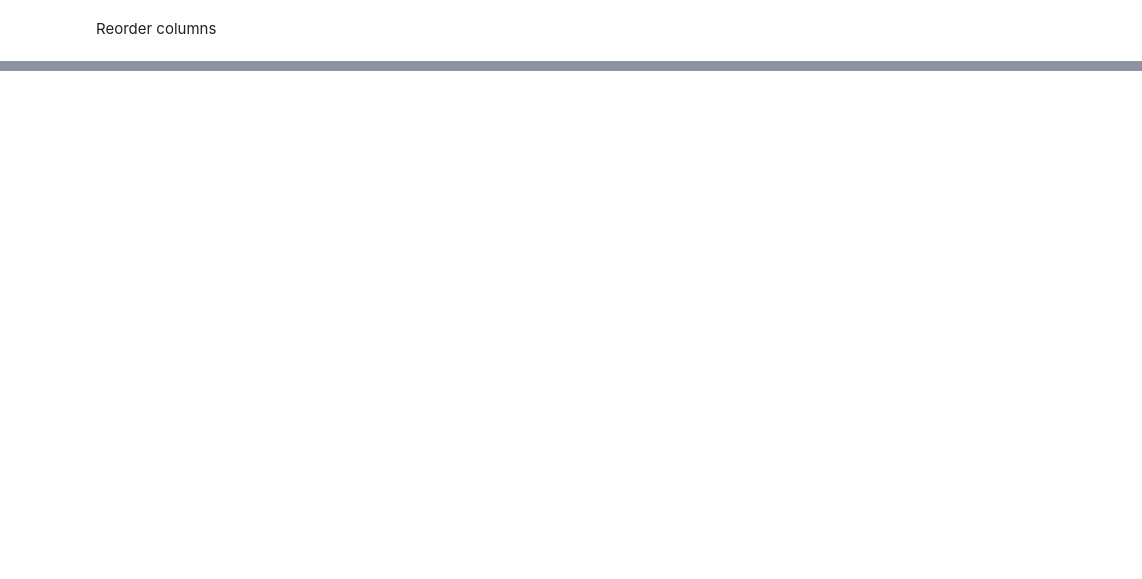
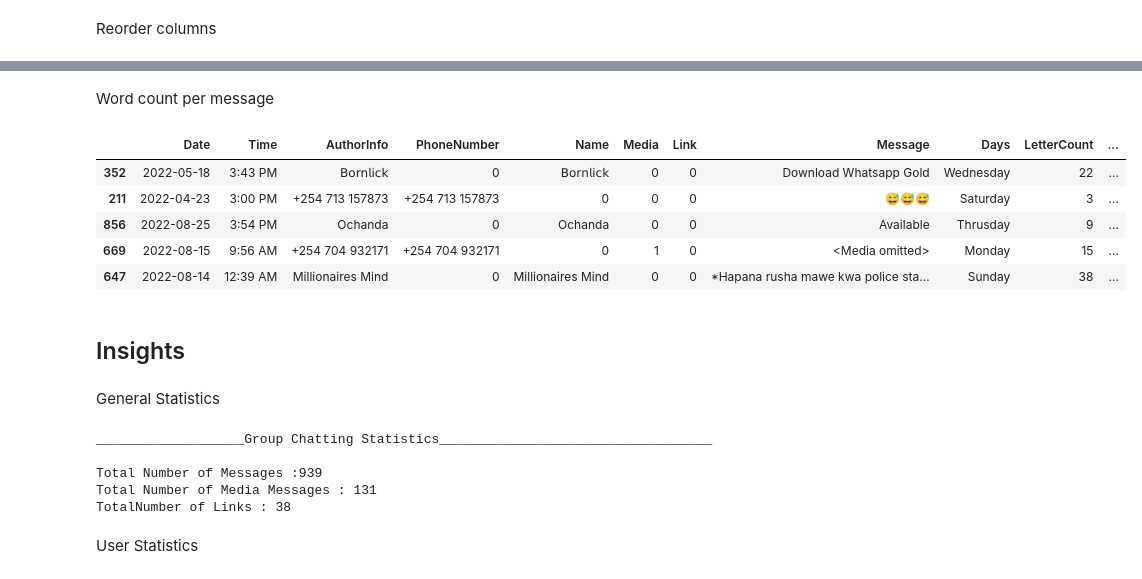
Before and after one commit to Naftal-Rainer/WhatsApp-Group-Chat-Analysis-Dashboard, a Jupyter notebook: cleansing.ipynb, the cells around one changed output, grey strips where cells are left out. Saved outputs shown, nothing was run; the diff lists cells and outputs as text; code cells hidden in the pictures; blank space fills up the shorter version.

```diff
--- a/cleansing.ipynb
+++ b/cleansing.ipynb
@@ -366,0 +393,2 @@ data_clean.to_excel('result.xlsx', index=False)
+# %% [markdown]
+Word count per message
@@ -366,0 +397,30 @@ data_clean.to_excel('result.xlsx', index=False)
+# %%
+data_clean.sample(5)
+# %% [output]
+|  | Date | Time | AuthorInfo | PhoneNumber | Name | Media | Link | Message | Days | LetterCount | ... |
+| 352 | 2022-05-18 | 3:43 PM | 𝖡𝗈𝗋𝗇𝗅𝗂𝖼𝗄 | 0 | 𝖡𝗈𝗋𝗇𝗅𝗂𝖼𝗄 | 0 | 0 | Download Whatsapp Gold | Wednesday | 22 | ... |
+| 211 | 2022-04-23 | 3:00 PM | +254 713 157873 | +254 713 157873 | 0 | 0 | 0 | 😅😅😅 | Saturday | 3 | ... |
+| 856 | 2022-08-25 | 3:54 PM | Ochanda | 0 | Ochanda | 0 | 0 | Available | Thrusday | 9 | ... |
+| 669 | 2022-08-15 | 9:56 AM | +254 704 932171 | +254 704 932171 | 0 | 1 | 0 | <Media omitted> | Monday | 15 | ... |
+| 647 | 2022-08-14 | 12:39 AM | Millionaires Mind | 0 | Millionaires Mind | 0 | 0 | *Hapana rusha mawe kwa police sta... | Sunday | 38 | ... |
+# %% [markdown]
+## Insights
+# %% [markdown]
+General Statistics
+# %%
+total_messages = data_clean.shape[0]
+media_messages = data_clean[data_clean['Message'] == '<Media omitted>'].shape[0]
+# media_messages = np.sum(data_clean.Media)
+links =np.sum(data_clean.Link)
+print('___________________Group Chatting Statistics___________________________________ \n')
+print('Total Number of Messages :{}'.format(total_messages))
+print('Total Number of Media Messages : {}'.format(media_messages))
+print('TotalNumber of Links : {}'.format(links))
+# %% [output]
+___________________Group Chatting Statistics___________________________________
+
+Total Number of Messages :939
+Total Number of Media Messages : 131
+TotalNumber of Links : 38
+# %% [markdown]
+User Statistics
```
Also changed, not shown: parts of 25 cells of this notebook, 4 other files.
